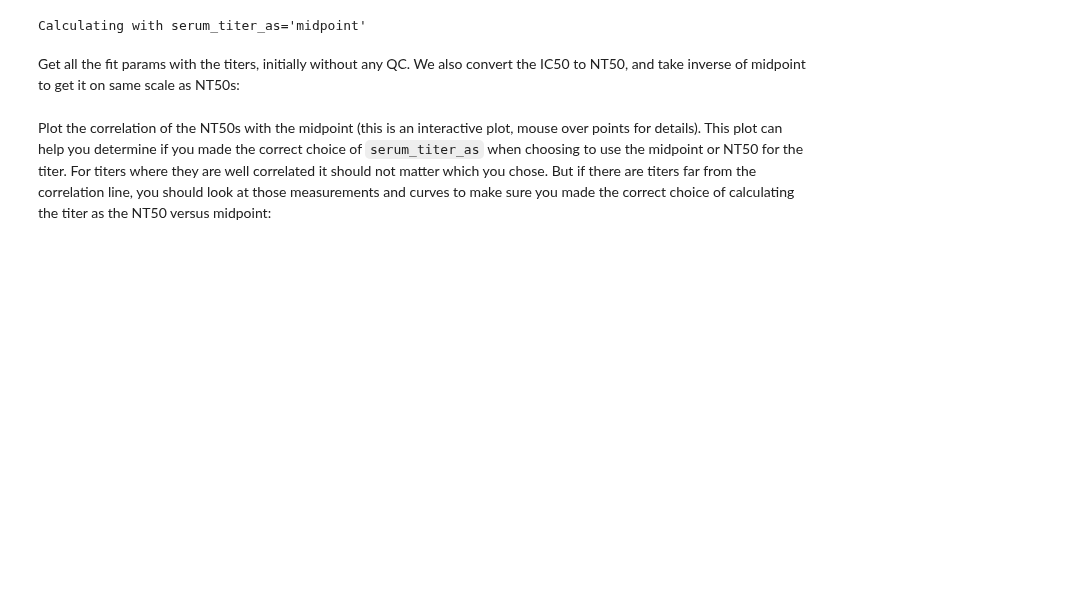
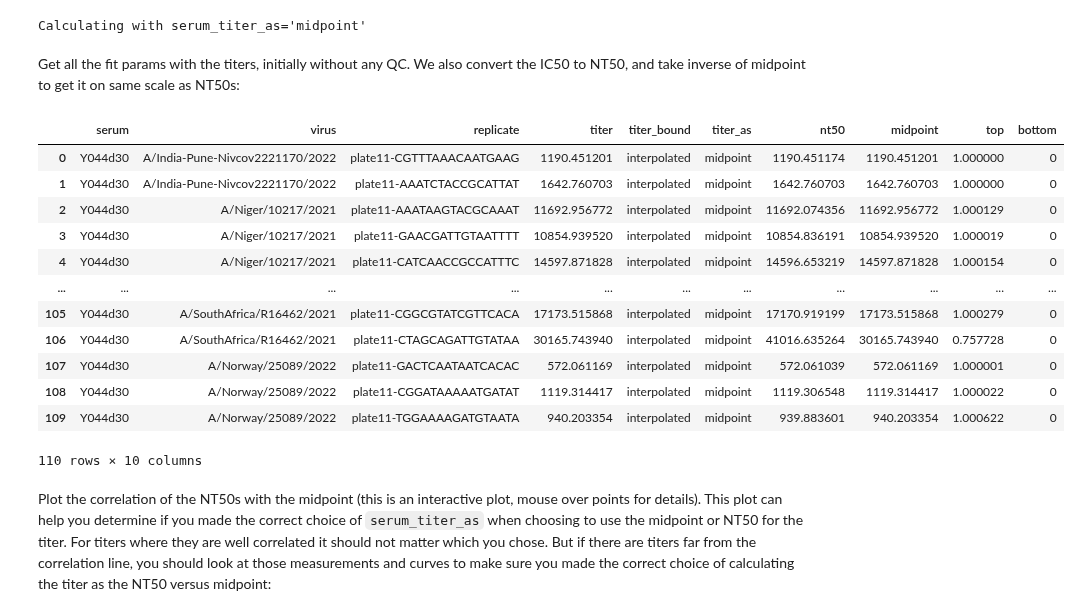
Before and after one commit to jbloomlab/seqneut-pipeline, a Jupyter notebook: notebooks/serum_titers.py.ipynb, the cells around one changed output. Saved outputs shown, nothing was run; the diff lists cells and outputs as text; code cells hidden in the pictures; blank space fills up the shorter version.

```diff
--- a/notebooks/serum_titers.py.ipynb
+++ b/notebooks/serum_titers.py.ipynb
@@ -63,33 +63,48 @@ def get_median_bound(s):
         return s[len(s) // 2]
     else:
         bounds = s[len(s) // 2 - 1 : len(s) // 2 + 1]
         assert len(bounds) == 2
         if len(set(bounds)) == 1:
             return bounds[0]
         elif "interpolated" in bounds:
             return [b for b in bounds if b != "interpolated"][0]
         else:
             return "inconsistent"
 
 fit_params_noqc = (
     fits_noqc.fitParams(average_only=False, no_average=True)
     .assign(
         nt50=lambda x: 1 / x["ic50"],
         midpoint=lambda x: 1 / x["midpoint_bound"],
         titer=lambda x: x["midpoint"] if serum_titer_as == "midpoint" else x["nt50"],
         titer_bound=lambda x: (
             x["midpoint_bound_type"] if serum_titer_as == "midpoint" else x["ic50_bound"]
         ).map({"lower": "upper", "upper": "lower", "interpolated": "interpolated"}),
         titer_as=serum_titer_as,
     )
     [["serum", "virus", "replicate", "titer", "titer_bound", "titer_as", "nt50", "midpoint", "top", "bottom"]]
 )
 assert fit_params_noqc.notnull().all().all()
 
 if len(invalid_titer_as := fit_params_noqc.query("(titer_as == 'nt50') and top <= 0.5")):
     raise ValueError(
         f"There are titers computed as nt50 when curve top <= 0.5:\n{invalid_titer_as}"
     )
+assert len(fit_params_noqc) == fit_params_noqc["replicate"].nunique()
+# %% [output]
+|  | serum | virus | replicate | titer | titer_bound | titer_as | nt50 | midpoint | top | bottom |
+| 0 | Y044d30 | A/India-Pune-Nivcov2221170/2022 | plate11-CGTTTAAACAATGAAG | 1190.451201 | interpolated | midpoint | 1190.451174 | 1190.451201 | 1.000000 | 0 |
+| 1 | Y044d30 | A/India-Pune-Nivcov2221170/2022 | plate11-AAATCTACCGCATTAT | 1642.760703 | interpolated | midpoint | 1642.760703 | 1642.760703 | 1.000000 | 0 |
+| 2 | Y044d30 | A/Niger/10217/2021 | plate11-AAATAAGTACGCAAAT | 11692.956772 | interpolated | midpoint | 11692.074356 | 11692.956772 | 1.000129 | 0 |
+| 3 | Y044d30 | A/Niger/10217/2021 | plate11-GAACGATTGTAATTTT | 10854.939520 | interpolated | midpoint | 10854.836191 | 10854.939520 | 1.000019 | 0 |
+| 4 | Y044d30 | A/Niger/10217/2021 | plate11-CATCAACCGCCATTTC | 14597.871828 | interpolated | midpoint | 14596.653219 | 14597.871828 | 1.000154 | 0 |
+| ... | ... | ... | ... | ... | ... | ... | ... | ... | ... | ... |
+| 105 | Y044d30 | A/SouthAfrica/R16462/2021 | plate11-CGGCGTATCGTTCACA | 17173.515868 | interpolated | midpoint | 17170.919199 | 17173.515868 | 1.000279 | 0 |
+| 106 | Y044d30 | A/SouthAfrica/R16462/2021 | plate11-CTAGCAGATTGTATAA | 30165.743940 | interpolated | midpoint | 41016.635264 | 30165.743940 | 0.757728 | 0 |
+| 107 | Y044d30 | A/Norway/25089/2022 | plate11-GACTCAATAATCACAC | 572.061169 | interpolated | midpoint | 572.061039 | 572.061169 | 1.000001 | 0 |
+| 108 | Y044d30 | A/Norway/25089/2022 | plate11-CGGATAAAAATGATAT | 1119.314417 | interpolated | midpoint | 1119.306548 | 1119.314417 | 1.000022 | 0 |
+| 109 | Y044d30 | A/Norway/25089/2022 | plate11-TGGAAAAGATGTAATA | 940.203354 | interpolated | midpoint | 939.883601 | 940.203354 | 1.000622 | 0 |
+110 rows × 10 columns
 # %% [markdown]
 Plot the correlation of the NT50s with the midpoint (this is an interactive plot, mouse over points for details).
 This plot can help you determine if you made the correct choice of `serum_titer_as` when choosing to use the midpoint or NT50 for the titer.
```
Also changed, not shown: parts of 3 cells of this notebook.
